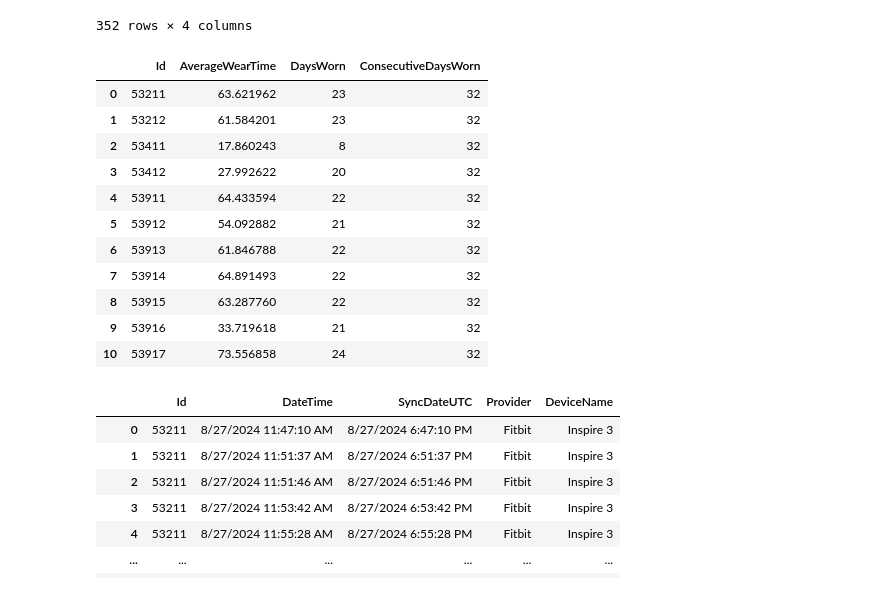
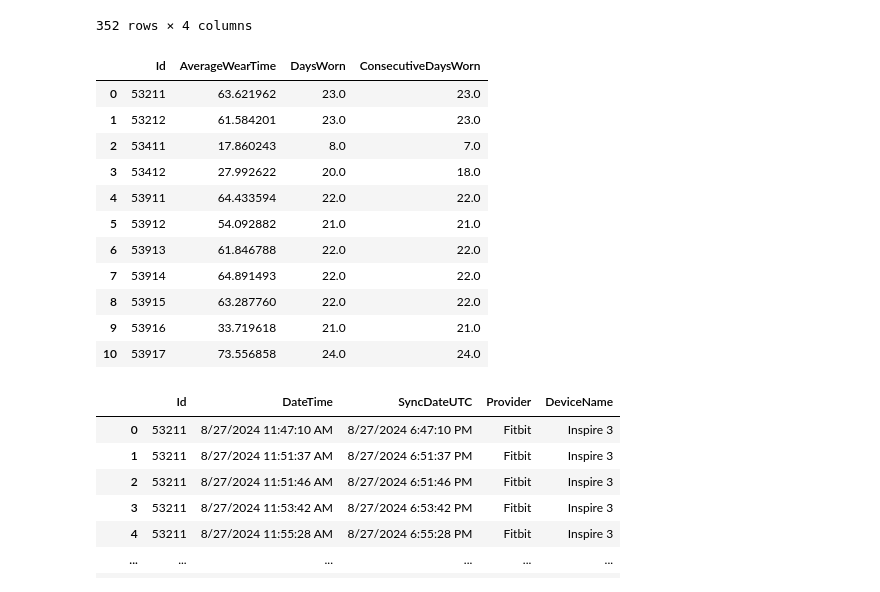
Before and after one commit to CeciliaDurst/HTV_DataManipulations, a Jupyter notebook: Additional Scripts/reminder/reminder.ipynb, the cells around one changed output. Saved outputs shown, nothing was run; the diff lists cells and outputs as text; code cells hidden in the pictures.

Commit message:
fix: longest consecutive days worn and synced!

```diff
--- a/Additional Scripts/reminder/reminder.ipynb
+++ b/Additional Scripts/reminder/reminder.ipynb
@@ -24,54 +24,59 @@ df
 # Return wear time and sync data stats!
 
 # 5/7 days worn (Consecutively?)
 # Percent daily?
 
 # Return Ids and personalized message? (Can be good or bad messages)
 # Personalized weartime? Days and mean weartime.
 # Didn't wear at all
 # Sync Events >3 days of no weartime?
 # Reminder-return stats and binary good vs bad message
 
 # FIND CONSECUTIVE DAYS
-# HI
-def consecutive_days(group):
+def consecutive_days(group, minsGroup = None):
     conDays = 0
     currentStreak = 0
     previousDay = None
 
-    for dateTime in group:
+    for i, dateTime in enumerate(group):
         currentDay = pd.to_datetime(str(dateTime)[:9])
         if(previousDay is None or abs((currentDay - previousDay).days) == 1):
-            currentStreak += 1
+            if(minsGroup is not None):
+                if(minsGroup.iloc[i] > 0):
+                    currentStreak += 1
+                else:
+                    currentStreak = 0
+            else:
+                currentStreak += 1
             if(currentStreak > conDays):
                 conDays = currentStreak
         else :
             if(abs((currentDay - previousDay).days) != 0):
                 currentStreak = 0
         previousDay = currentDay
     return conDays
 
+
 # We will keep track of average documented weartime, total number of days worn, number of syncs, and last time synced.
-reminder_wearDf = df.groupby('Id').agg(
-    AverageWearTime = ('PercentageWearTime', 'mean'),
-    DaysWorn = ('TotalMinutesWearTime', lambda x: (x > 0).sum()),
-    ConsecutiveDaysWorn = ('Day', consecutive_days)
-
-).reset_index()
+reminder_wearDf = df.groupby('Id').apply(lambda x: pd.Series({
+    'AverageWearTime': x['PercentageWearTime'].mean(),
+    'DaysWorn': (x['TotalMinutesWearTime'] > 0).sum(),
+    'ConsecutiveDaysWorn': consecutive_days(x['Day'], x['TotalMinutesWearTime'])
+})).reset_index()
 reminder_wearDf
 # %% [output]
 |  | Id | AverageWearTime | DaysWorn | ConsecutiveDaysWorn |
-| 0 | 53211 | 63.621962 | 23 | 32 |
-| 1 | 53212 | 61.584201 | 23 | 32 |
-| 2 | 53411 | 17.860243 | 8 | 32 |
-| 3 | 53412 | 27.992622 | 20 | 32 |
-| 4 | 53911 | 64.433594 | 22 | 32 |
-| 5 | 53912 | 54.092882 | 21 | 32 |
-| 6 | 53913 | 61.846788 | 22 | 32 |
-| 7 | 53914 | 64.891493 | 22 | 32 |
-| 8 | 53915 | 63.287760 | 22 | 32 |
-| 9 | 53916 | 33.719618 | 21 | 32 |
-| 10 | 53917 | 73.556858 | 24 | 32 |
+| 0 | 53211 | 63.621962 | 23.0 | 23.0 |
+| 1 | 53212 | 61.584201 | 23.0 | 23.0 |
+| 2 | 53411 | 17.860243 | 8.0 | 7.0 |
+| 3 | 53412 | 27.992622 | 20.0 | 18.0 |
+| 4 | 53911 | 64.433594 | 22.0 | 22.0 |
+| 5 | 53912 | 54.092882 | 21.0 | 21.0 |
+| 6 | 53913 | 61.846788 | 22.0 | 22.0 |
+| 7 | 53914 | 64.891493 | 22.0 | 22.0 |
+| 8 | 53915 | 63.287760 | 22.0 | 22.0 |
+| 9 | 53916 | 33.719618 | 21.0 | 21.0 |
+| 10 | 53917 | 73.556858 | 24.0 | 24.0 |
 # %%
 # Read sync data
 syncDf = pd.read_csv('syncEvents_merged.csv')
```
Also changed, not shown: parts of 2 cells of this notebook.
